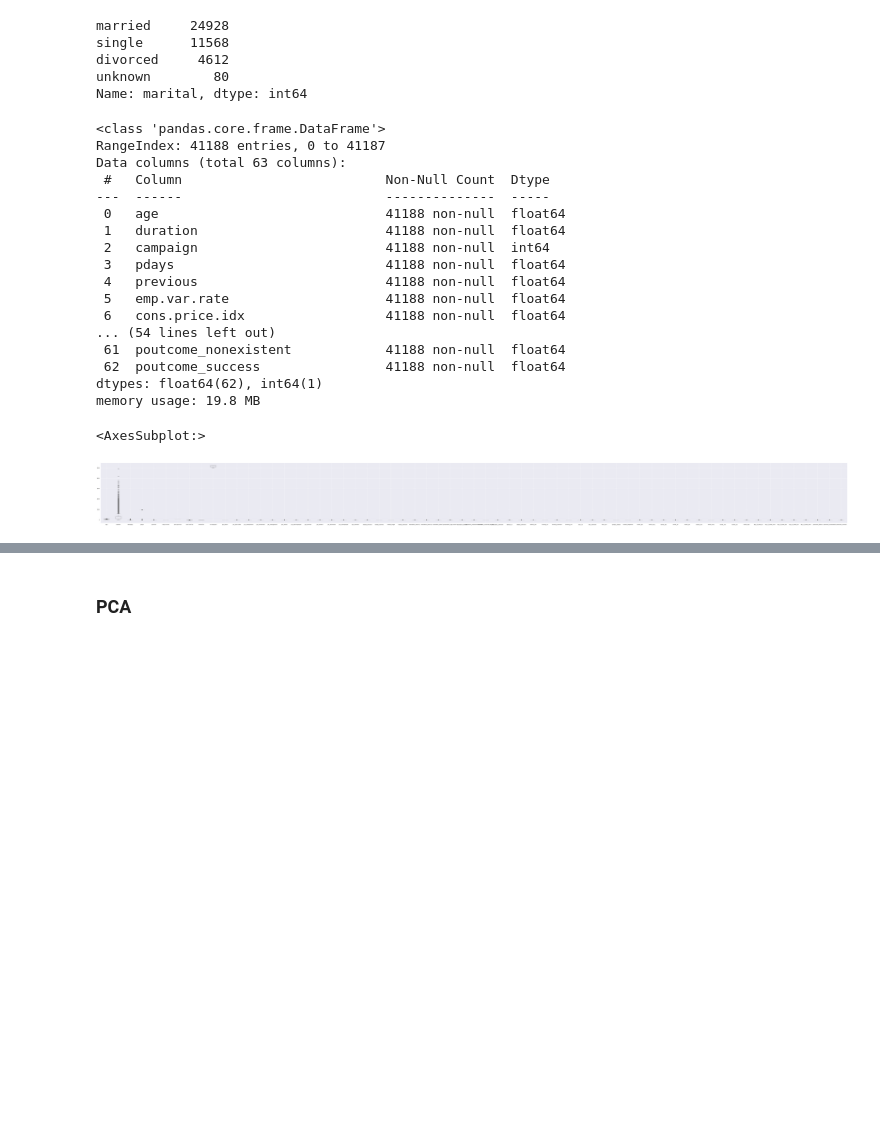
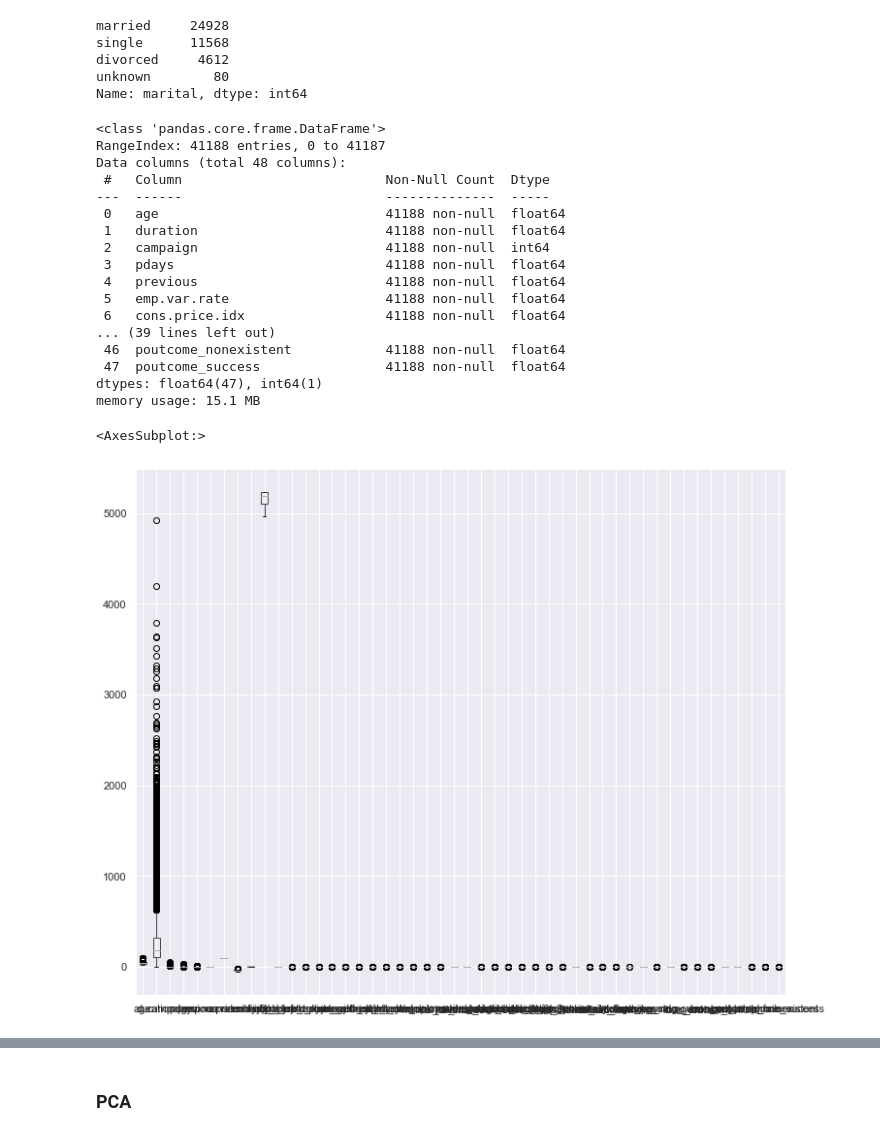
Before and after one commit to marek-dalida/bank-marketing-analysis, a Jupyter notebook: bank-marketing.ipynb, the cells around one changed output, grey strips where cells are left out. Cells and saved outputs as stored; diff of their text form; code cells hidden in the pictures; blank space fills up the shorter version.

```diff
--- a/bank-marketing.ipynb
+++ b/bank-marketing.ipynb
@@ -151,7 +156,9 @@ Name: y, dtype: int64
 # %% [markdown]
 Zmiana domyślnej wartości dla pdays z 999 na 0
 # %%
-data['pdays'].map(lambda x: 0 if x == 999 else x)
+data['pdays'] = data['pdays'].map(lambda x: 0 if x == 999 else x)
+
+data['pdays']
 # %% [output]
 0        0
 1        0
@@ -294,7 +301,8 @@ enc_df.columns = enc.get_feature_names(['month'])
 
 data.drop(['month'] ,axis=1, inplace=True)
 
-data = pd.concat([data, enc_df ], axis=1)
+# data = pd.concat([data, enc_df ], axis=1)
+# usuwamy
 # %%
 #create dummy variables for day_of_week
 enc_df = pd.DataFrame(enc.fit_transform(data[['day_of_week']]).toarray())
@@ -303,7 +311,8 @@ enc_df.columns = enc.get_feature_names(['day_of_week'])
 
 data.drop(['day_of_week'] ,axis=1, inplace=True)
 
-data = pd.concat([data, enc_df ], axis=1)
+# data = pd.concat([data, enc_df ], axis=1
+# usuwamy
 # %%
 #create dummy variables for day_of_week
 enc_df = pd.DataFrame(enc.fit_transform(data[['poutcome']]).toarray())
@@ -318,7 +327,7 @@ data.info()
 # %% [output]
 <class 'pandas.core.frame.DataFrame'>
 RangeIndex: 41188 entries, 0 to 41187
-Data columns (total 63 columns):
+Data columns (total 48 columns):
  #   Column                          Non-Null Count  Dtype
 ---  ------                          --------------  -----
  0   age                             41188 non-null  float64
@@ -328,13 +337,13 @@ Data columns (total 63 columns):
  4   previous                        41188 non-null  float64
  5   emp.var.rate                    41188 non-null  float64
  6   cons.price.idx                  41188 non-null  float64
-... (54 lines left out)
- 61  poutcome_nonexistent            41188 non-null  float64
- 62  poutcome_success                41188 non-null  float64
-dtypes: float64(62), int64(1)
-memory usage: 19.8 MB
+... (39 lines left out)
+ 46  poutcome_nonexistent            41188 non-null  float64
+ 47  poutcome_success                41188 non-null  float64
+dtypes: float64(47), int64(1)
+memory usage: 15.1 MB
 # %%
-data.boxplot(figsize=(120,10))
+data.boxplot(figsize=(12,10))
 # %% [output]
 <AxesSubplot:>
-[figure, old version]
+[figure, new version]
```
Also changed, not shown: parts of 17 cells of this notebook.
